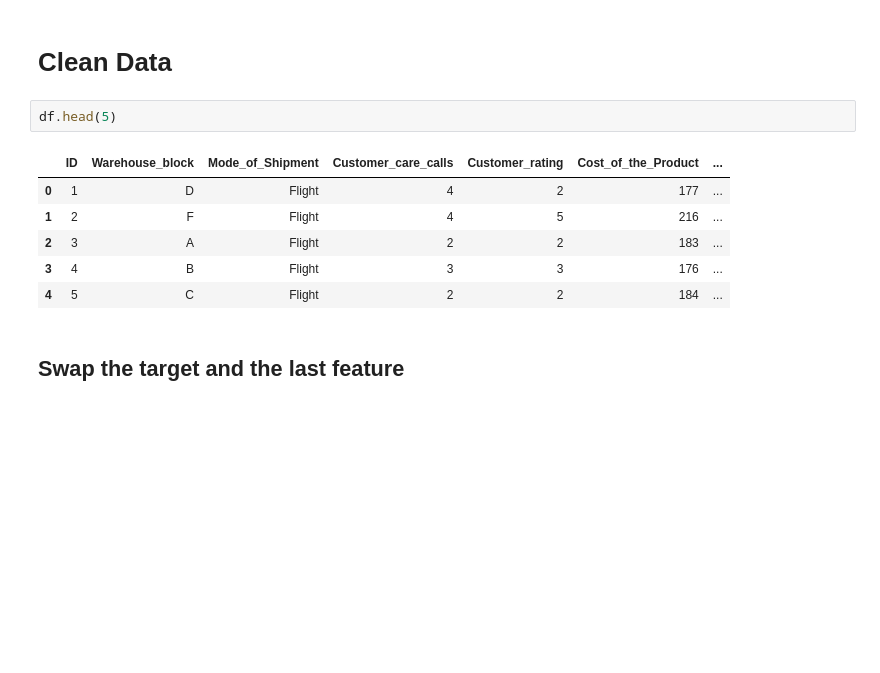
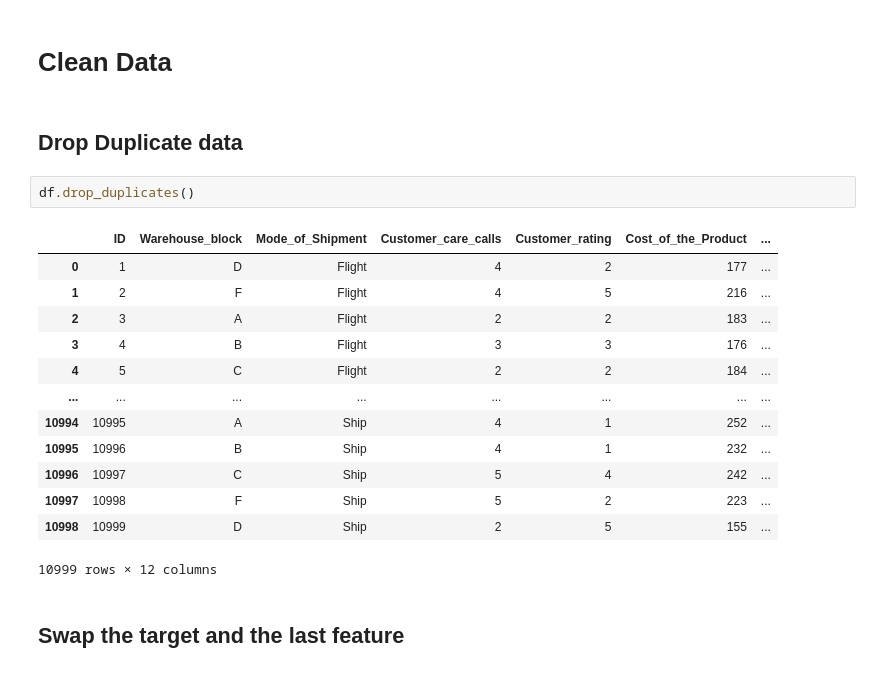
Before and after one commit to aka-gera/Data_Classification, a Jupyter notebook: E_Commerce_Shipping.ipynb, the cells around one changed output. Saved outputs shown, nothing was run; the diff lists cells and outputs as text; blank space fills up the shorter version.

```diff
--- a/E_Commerce_Shipping.ipynb
+++ b/E_Commerce_Shipping.ipynb
@@ -45,14 +139,23 @@ df = aka_clean.df_get('E_Commerce_Shipping/Train.csv')
 # %% [markdown]
 # Clean Data
-# %%
-df.head(5)
-# %% [output]
-|  | ID | Warehouse_block | Mode_of_Shipment | Customer_care_calls | Customer_rating | Cost_of_the_Product | ... |
-| 0 | 1 | D | Flight | 4 | 2 | 177 | ... |
-| 1 | 2 | F | Flight | 4 | 5 | 216 | ... |
-| 2 | 3 | A | Flight | 2 | 2 | 183 | ... |
-| 3 | 4 | B | Flight | 3 | 3 | 176 | ... |
-| 4 | 5 | C | Flight | 2 | 2 | 184 | ... |
+# %% [markdown]
+## Drop Duplicate data
+# %%
+df.drop_duplicates()
+# %% [output]
+|  | ID | Warehouse_block | Mode_of_Shipment | Customer_care_calls | Customer_rating | Cost_of_the_Product | ... |
+| 0 | 1 | D | Flight | 4 | 2 | 177 | ... |
+| 1 | 2 | F | Flight | 4 | 5 | 216 | ... |
+| 2 | 3 | A | Flight | 2 | 2 | 183 | ... |
+| 3 | 4 | B | Flight | 3 | 3 | 176 | ... |
+| 4 | 5 | C | Flight | 2 | 2 | 184 | ... |
+| ... | ... | ... | ... | ... | ... | ... | ... |
+| 10994 | 10995 | A | Ship | 4 | 1 | 252 | ... |
+| 10995 | 10996 | B | Ship | 4 | 1 | 232 | ... |
+| 10996 | 10997 | C | Ship | 5 | 4 | 242 | ... |
+| 10997 | 10998 | F | Ship | 5 | 2 | 223 | ... |
+| 10998 | 10999 | D | Ship | 2 | 5 | 155 | ... |
+10999 rows × 12 columns
 # %% [markdown]
 ## Swap the target and the last feature
 # %%
```
Also changed, not shown: parts of 40 cells of this notebook.
